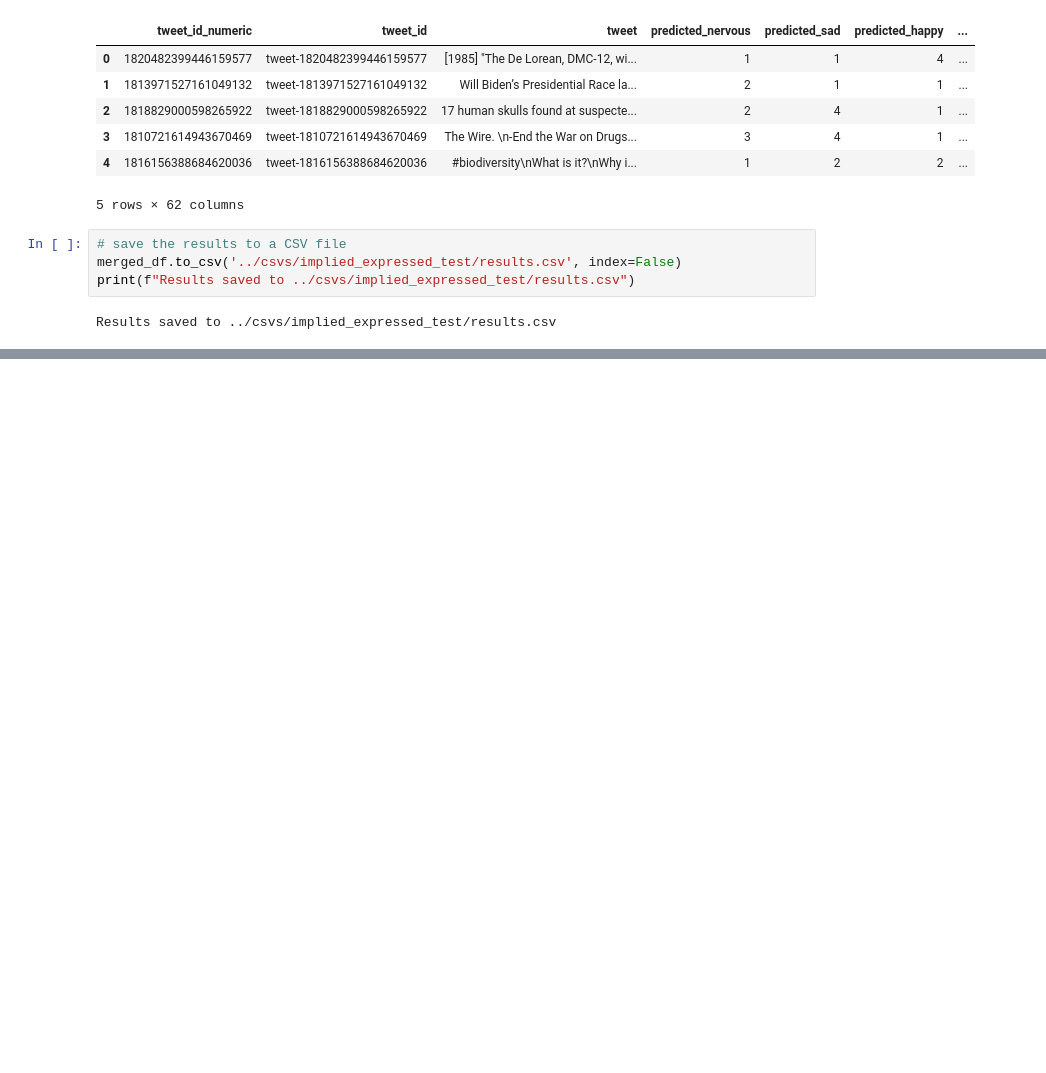
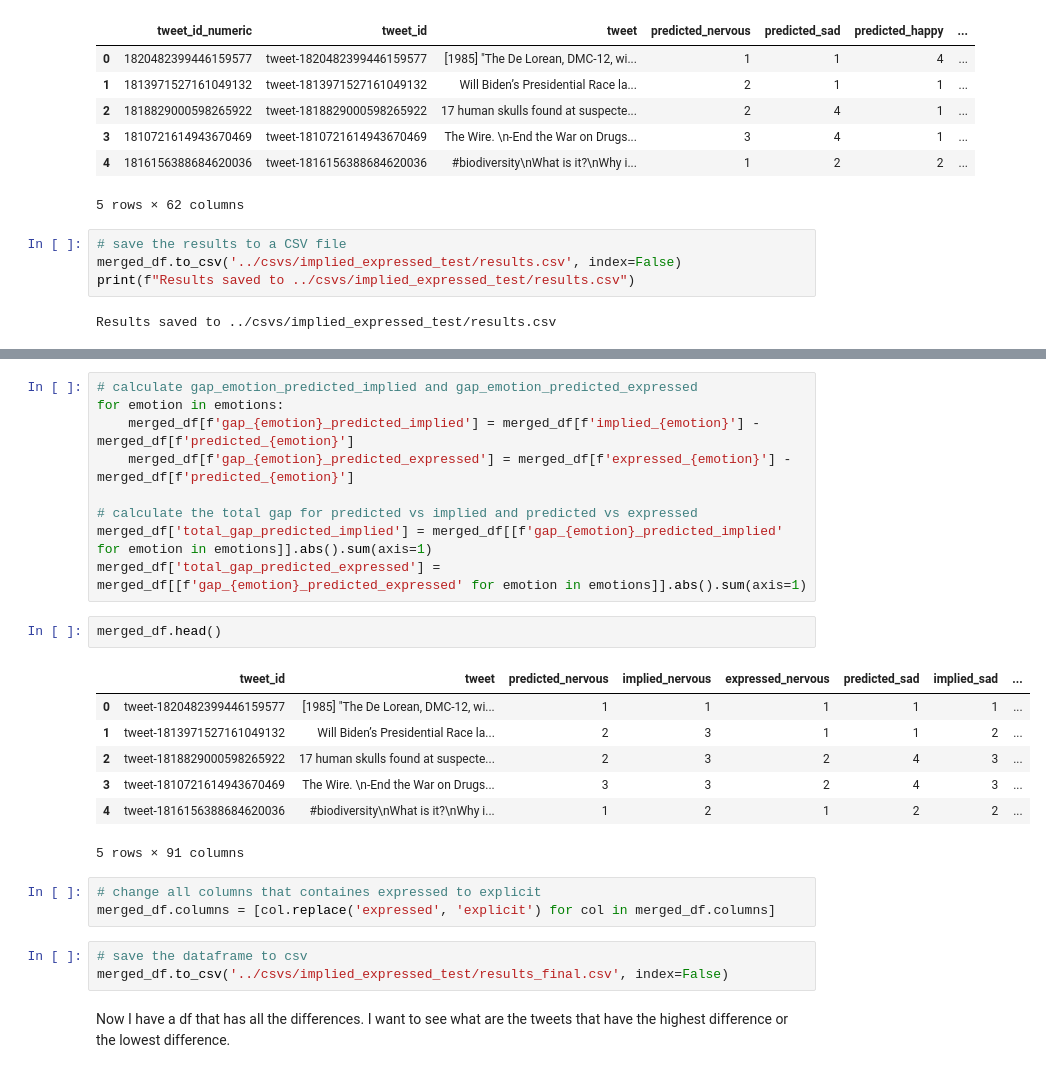
Before and after one commit to charlottezhu1/implicit_emotion, a Jupyter notebook: utils/implied_vs_expressed.ipynb, the cells around one changed output, grey strips where cells are left out. Saved outputs shown, nothing was run; the diff lists cells and outputs as text; blank space fills up the shorter version.

```diff
--- a/utils/implied_vs_expressed.ipynb
+++ b/utils/implied_vs_expressed.ipynb
@@ -169,0 +201,27 @@ merged_df.to_csv('../csvs/implied_expressed_test/results_reorganized.csv', index
+# %%
+# calculate gap_emotion_predicted_implied and gap_emotion_predicted_expressed
+for emotion in emotions:
+    merged_df[f'gap_{emotion}_predicted_implied'] = merged_df[f'implied_{emotion}'] - merged_df[f'predicted_{emotion}']
+    merged_df[f'gap_{emotion}_predicted_expressed'] = merged_df[f'expressed_{emotion}'] - merged_df[f'predicted_{emotion}']
+
+# calculate the total gap for predicted vs implied and predicted vs expressed
+merged_df['total_gap_predicted_implied'] = merged_df[[f'gap_{emotion}_predicted_implied' for emotion in emotions]].abs().sum(axis=1)
+merged_df['total_gap_predicted_expressed'] = merged_df[[f'gap_{emotion}_predicted_expressed' for emotion in emotions]].abs().sum(axis=1)
+# %%
+merged_df.head()
+# %% [output]
+|  | tweet_id | tweet | predicted_nervous | implied_nervous | expressed_nervous | predicted_sad | implied_sad | ... |
+| 0 | tweet-1820482399446159577 | [1985] "The De Lorean, DMC-12, wi... | 1 | 1 | 1 | 1 | 1 | ... |
+| 1 | tweet-1813971527161049132 | Will Biden’s Presidential Race la... | 2 | 3 | 1 | 1 | 2 | ... |
+| 2 | tweet-1818829000598265922 | 17 human skulls found at suspecte... | 2 | 3 | 2 | 4 | 3 | ... |
+| 3 | tweet-1810721614943670469 | The Wire. \n-End the War on Drugs... | 3 | 3 | 2 | 4 | 3 | ... |
+| 4 | tweet-1816156388684620036 | #biodiversity\nWhat is it?\nWhy i... | 1 | 2 | 1 | 2 | 2 | ... |
+5 rows × 91 columns
+# %%
+# change all columns that containes expressed to explicit
+merged_df.columns = [col.replace('expressed', 'explicit') for col in merged_df.columns]
+# %%
+# save the dataframe to csv
+merged_df.to_csv('../csvs/implied_expressed_test/results_final.csv', index=False)
+# %% [markdown]
+Now I have a df that has all the differences. I want to see what are the tweets that have the highest difference or the lowest difference.
```
Also changed, not shown: parts of 15 cells of this notebook, 8 other files.
